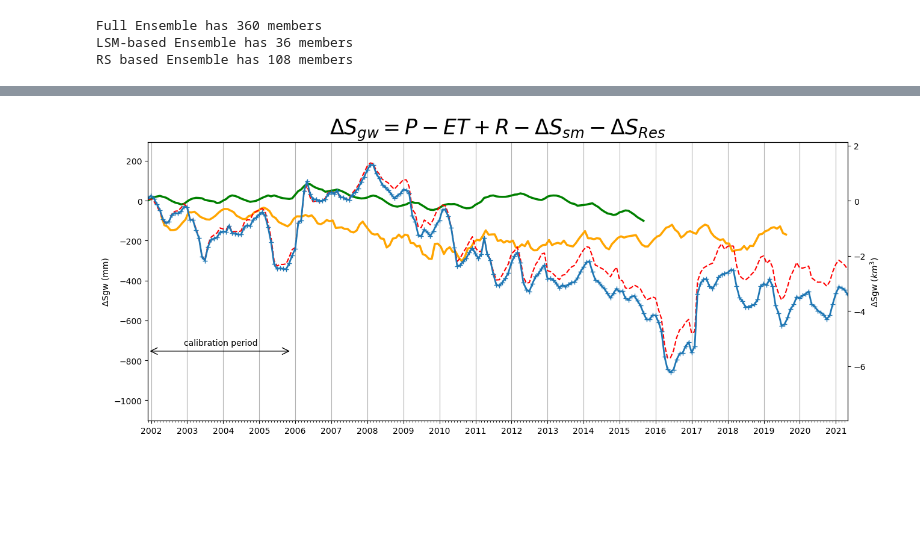
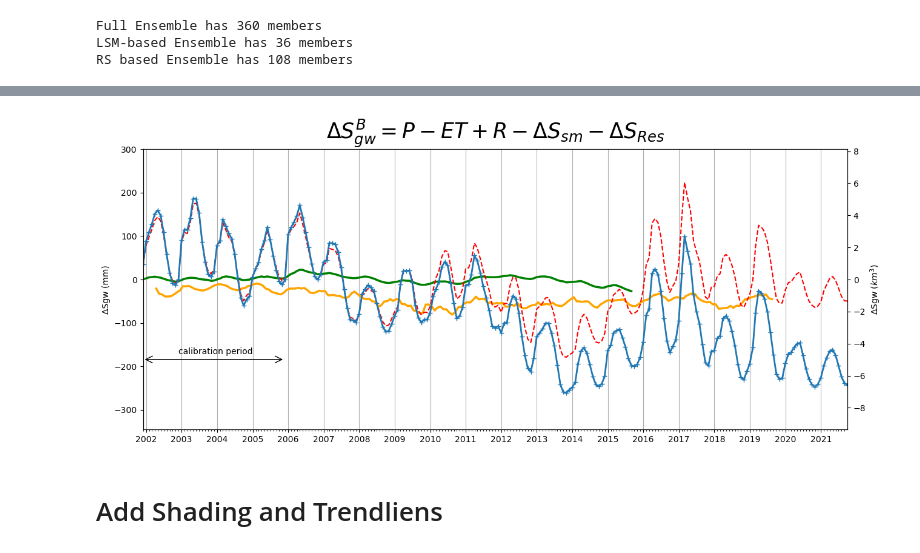
Before and after one commit to kashingtonDC/butte_wb, a Jupyter notebook: code/06_Figures.ipynb, the cells around one changed output, grey strips where cells are left out. Saved outputs shown, nothing was run; the diff lists cells and outputs as text; code cells hidden in the pictures; blank space fills up the shorter version.

```diff
--- a/code/06_Figures.ipynb
+++ b/code/06_Figures.ipynb
@@ -715,18 +722,18 @@ sf = 1
 
 dsens = []
 for p,et,sm,r in combolist:
-    ds = pdf[p] - aetdf[et] + rdf['Inflow'] - rdf['Outflow']*sf  - smdf[sm].diff() - smdf['Reservoirs'].diff() + rdf[r]
-    dsens.append(np.cumsum(ds - np.nanmean(ds[:calibration_period])))
+    ds = pdf[p] - aetdf[et] + rdf['Inflow'] - rdf['Outflow']*sf  + smdf[sm].diff() + smdf['Reservoirs'].diff() + rdf[r]
+    dsens.append(np.cumsum(ds - np.nanmean(ds.dropna()[:calibration_period])))
 
 dsens_lsm = []
 for p,et,sm,r in combolist_lsm:
-    ds_lsm = pdf[p] - aetdf[et]  + rdf['Inflow'] - rdf['Outflow']*sf  - smdf[sm].diff() - smdf['Reservoirs'].diff()+ rdf[r]
-    dsens_lsm.append(np.cumsum(ds_lsm - np.nanmean(ds_lsm[:calibration_period])))
+    ds_lsm = pdf[p] - aetdf[et]  + rdf['Inflow'] - rdf['Outflow']*sf  + smdf[sm].diff() + smdf['Reservoirs'].diff()+ rdf[r]
+    dsens_lsm.append(np.cumsum(ds_lsm - np.nanmean(ds_lsm.dropna()[:calibration_period])))
 
 dsens_rs = []
 for p,et,sm,r in combolist_rs:
-    ds_rs = pdf[p] - aetdf[et] + rdf['Inflow'] - rdf['Outflow']*sf   - smdf[sm].diff() - smdf['Reservoirs'].diff()+ rdf[r]
-    dsens_rs.append(np.cumsum(ds_rs - np.nanmean(ds_rs[:calibration_period])))
+    ds_rs = pdf[p] - aetdf[et] + rdf['Inflow'] - rdf['Outflow']*sf   + smdf[sm].diff() + smdf['Reservoirs'].diff()+ rdf[r]
+    dsens_rs.append(np.cumsum(ds_rs - np.nanmean(ds_rs.dropna()[:calibration_period])))
 
 
 # Optimal ensemble - MODIS / ETkc mean,
@@ -735,8 +742,8 @@ aetdf['rs_et_mean'] = np.nanmean([aetdf.loc[:,'MODkc'],aetdf.loc[:,'SSEBop']], a
 smdf['rs_sm_mean'] = np.nanmean([smdf.loc[:,'TerraClim'],smdf.loc[:,'SMOS'],smdf.loc[:,'SMAP']], axis = 0)
 rdf['r_mean'] = np.nanmean([rdf.loc[:,'TerraClim'],rdf.loc[:,'FLDAS'],rdf.loc[:,'GLDAS'],rdf.loc[:,'ECMWF']], axis = 0)
 
-ds_opt_raw = pdf['GPM'] - aetdf['rs_et_mean'] + rdf['Inflow'] - rdf['Outflow']*sf - smdf['rs_sm_mean'].diff() - smdf['Reservoirs'].diff() + rdf['r_mean']
-ds_opt = np.cumsum(ds_opt_raw - np.nanmean(ds_opt_raw[:calibration_period]))
+ds_opt_raw = pdf['GPM'] - aetdf['rs_et_mean'] + rdf['Inflow'] - rdf['Outflow'] *sf + smdf['rs_sm_mean'].diff() + smdf['Reservoirs'].diff() + rdf['r_mean']
+ds_opt = np.cumsum(ds_opt_raw - np.nanmean(ds_opt_raw.dropna()[:calibration_period]))
 # %%
 # Take C2vsim relative to startdate of RS-based ensemble
 c2vsim_subset = c2vsim.loc[wbdf.index[startidx]:,:]
@@ -822,28 +829,28 @@ calibration_period = 60 # 5 years
 
 dsens = []
 for p,et,sm,r in combolist:
-    ds = pdf[p] - aetdf[et] - smdf[sm].diff() - smdf['Reservoirs'].diff() + rdf[r]# + rdf['Inflow'] - rdf['Outflow']
-    dsens.append(np.cumsum(ds - np.mean(ds[:calibration_period])))
+    ds = pdf[p] - aetdf[et] + smdf[sm].diff() + smdf['Reservoirs'].diff() + rdf[r]  + rdf['Inflow'] - rdf['Outflow']
+    dsens.append(np.cumsum(ds - np.mean(ds.dropna()[:calibration_period])))
 
 dsens_lsm = []
 for p,et,sm,r in combolist_lsm:
-    ds_lsm = pdf[p] - aetdf[et] - smdf[sm].diff() - smdf['Reservoirs'].diff() + rdf[r]# + rdf['Inflow'] - rdf['Outflow']
-    dsens_lsm.append(np.cumsum(ds_lsm - np.mean(ds_lsm[:calibration_period])))
+    ds_lsm = pdf[p] - aetdf[et] + smdf[sm].diff() + smdf['Reservoirs'].diff() + rdf[r]    + rdf['Inflow'] - rdf['Outflow']
+    dsens_lsm.append(np.cumsum(ds_lsm - np.mean(ds_lsm.dropna()[:calibration_period])))
 
 dsens_rs = []
 for p,et,sm,r in combolist_rs:
-    ds_rs = pdf[p] - aetdf[et] - smdf[sm].diff() - smdf['Reservoirs'].diff() + rdf[r]# + rdf['Inflow'] - rdf['Outflow']
-    dsens_rs.append(np.cumsum(ds_rs - np.mean(ds_rs[:calibration_period])))
+    ds_rs = pdf[p] - aetdf[et] + smdf[sm].diff() + smdf['Reservoirs'].diff() + rdf[r]   + rdf['Inflow'] - rdf['Outflow']
+    dsens_rs.append(np.cumsum(ds_rs - np.mean(ds_rs.dropna()[:calibration_period])))
 
 
-# Optimal ensemble - MODIS / ETkc mean,
-# Mean SNODAS / LRM swe
-aetdf['rs_et_mean'] = np.nanmean([aetdf.loc[:,'MODkc'],aetdf.loc[:,'SSEBop'],aetdf.loc[:,"MOD16"]], axis = 0)
+# Optimal ensemble
+pdf['rs_p_mean'] = np.nanmean([pdf.loc[:,'GPM'],pdf.loc[:,'CHIRPS'],pdf.loc[:,'PERSIANN']], axis = 0)
+aetdf['rs_et_mean'] = np.nanmean([aetdf.loc[:,'MODkc'],aetdf.loc[:,'SSEBop']], axis = 0)
 smdf['rs_sm_mean'] = np.nanmean([smdf.loc[:,'TerraClim'],smdf.loc[:,'SMOS'],smdf.loc[:,'SMAP']], axis = 0)
 rdf['r_mean'] = np.nanmean([rdf.loc[:,'TerraClim'],rdf.loc[:,"ECMWF"], rdf.loc[:,'GLDAS'], rdf.loc[:,'FLDAS']], axis = 0)
 
-ds_opt_raw = pdf['GPM'] - aetdf['rs_et_mean'] - smdf['rs_sm_mean'].diff() - smdf['Reservoirs'].diff() + rdf['r_mean'] # + rdf['Inflow'] - rdf['Outflow']
-ds_opt = np.cumsum(ds_opt_raw - np.mean(ds_opt_raw[:calibration_period]))
+ds_opt_raw = pdf['GPM'] - aetdf['rs_et_mean'] + smdf['rs_sm_mean'].diff() + smdf['Reservoirs'].diff()  + rdf['r_mean']  + rdf['Inflow'] - rdf['Outflow']
+ds_opt = np.cumsum(ds_opt_raw - np.mean(ds_opt_raw.dropna()[:calibration_period]))
 # %%
 # Plot
 plt.style.use('default')
@@ -876,32 +883,34 @@ ax2.plot(wells_ds.index, wells_ds['GWS_sy'], color="orange", linewidth = 2.5,lab
 
 
 # Plot RS
 ax2.plot(np.nanmean(np.vstack(dsens_rs)), alpha = 0.45, color = 'red', label = 'RS ensemble members')
 ax2.plot(dsens_rs[0].index,np.nanmean(np.vstack(dsens_rs), axis = 0),color ='red', linestyle = "--", alpha = 1, label = 'RS ensemble mean')
 
 # Plot optimal
 ax2.plot(ds_opt, label = 'PRS', marker = "+",linewidth = 2)
 
 # Formatting
 ax2.set_ylabel('ΔSgw ($km^3$)') # Label km3
 align_yaxis([ax1,ax2]) # Align the twin axes
 
 # Add calibration period label
 ax2.annotate('',verticalalignment="center",xy=(.0001, .25), xytext=(calibration_period/ len(ds_opt.dropna())*0.8,.25), xycoords='axes fraction',arrowprops=dict(arrowstyle='<->'),fontsize=20)
 ax2.annotate('calibration period',xy=(.001, .27), xytext=(calibration_period/ len(ds_opt.dropna())/5,.27), xycoords='axes fraction')
 
 # Format year / month ticks
 ax2.xaxis.set_major_locator(mdates.YearLocator())# Major ticks every year.
 ax2.xaxis.set_minor_locator(mdates.MonthLocator()) # Minor ticks every month.
 ax2.xaxis.set_major_formatter(mdates.DateFormatter('%Y'))# Text in the x axis will be displayed in 'YYYY' format.
 ax2.set_xlim(ds_opt.dropna().index[0], ds_opt.dropna().index[-1] )
 
 # Title
-ax2.set_title("$\Delta S_{gw} = P - ET +R - \Delta S_{sm} - \Delta S_{Res}$", size = 25)
+ax2.set_title("$\Delta S_{gw}^{B} = P - ET +R - \Delta S_{sm} - \Delta S_{Res}$", size = 25)
 
 # Align axes to 0
 align_yaxis([ax1,ax2])
 # plt.legend(loc='lower left', ncol = 5, bbox_to_anchor=(-0.02, -0.27),
 #                fancybox=True,  prop={'size' : 13})
 # %% [output]
-[figure, old version]
+[figure, new version]
+# %% [markdown]
+# Add Shading and Trendliens
```
Also changed, not shown: parts of 18 cells of this notebook, 2 other files.
